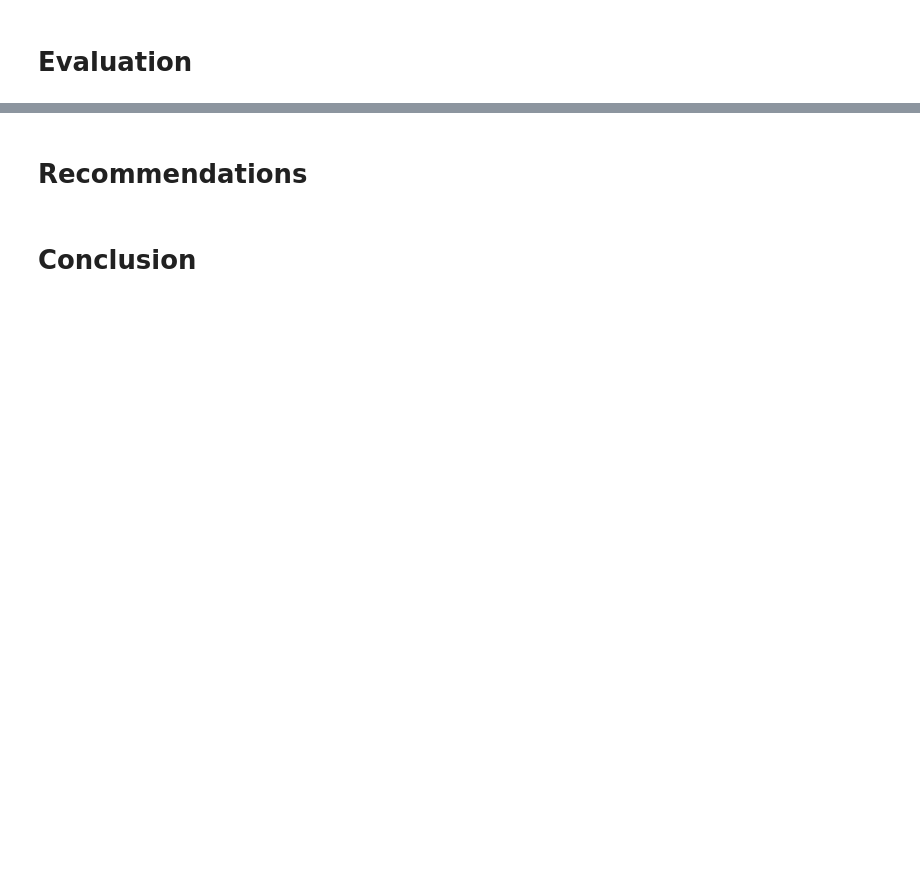
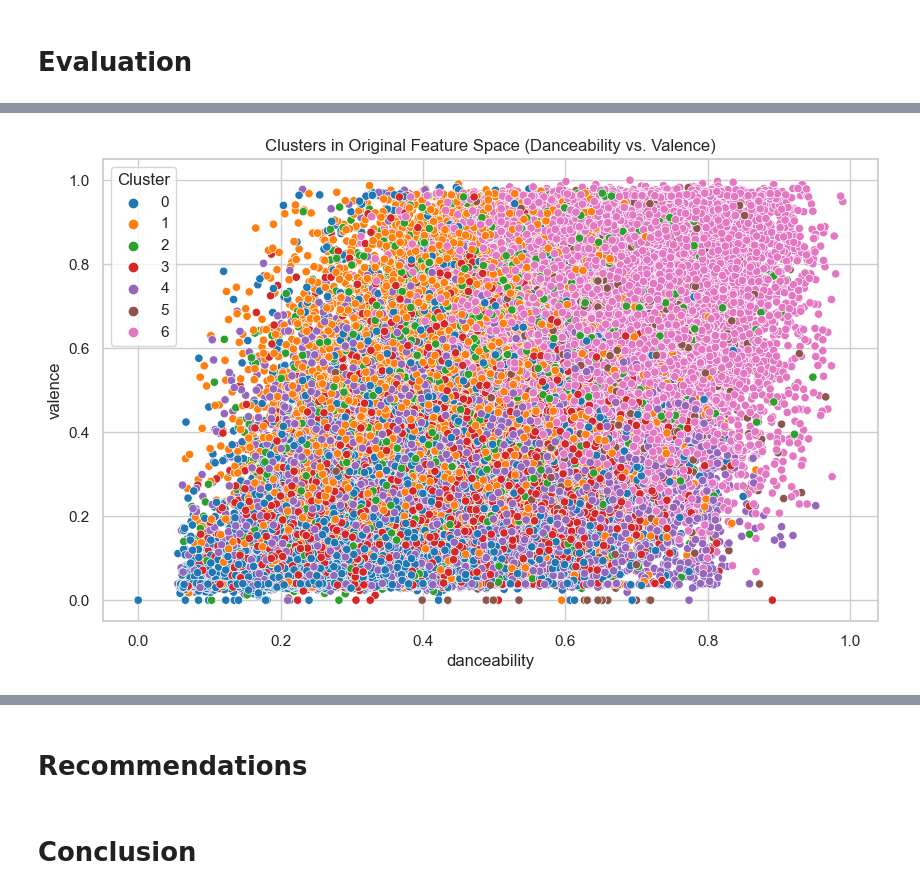
Before and after one commit to hannahdallas/captstone, a Jupyter notebook: notebook.ipynb, the cells around one changed output, grey strips where cells are left out. Cells and saved outputs as stored; diff of their text form; code cells hidden in the pictures; blank space fills up the shorter version.

Commit message:
Choose model and create cluster labels

```diff
--- a/notebook.ipynb
+++ b/notebook.ipynb
@@ -293,11 +317,11 @@ k=10, Inertia=162610.3964207281
 ### KMeans - 6 clusters
 # %%
 # Set optimal k
-optimal_k = 5
+optimal_k = 6
 
 # Apply K-Means Clustering
 kmeans = KMeans(n_clusters=optimal_k, random_state=42, n_init='auto')
-data_for_clustering['kmeans_cluster'] = kmeans.fit_predict(df_scaled)
+kmeans.fit_predict(df_scaled)
 # %% [markdown]
 ### Function to Evaluate Clustering (Compute Silhouette & Cosine Similarity Scores)
 # %%
@@ -370,7 +394,7 @@ optimal_k = 7
 
 # Apply K-Means Clustering
 kmeans = KMeans(n_clusters=optimal_k, random_state=42, n_init='auto')
-data_for_clustering['kmeans_cluster'] = kmeans.fit_predict(df_scaled)
+kmeans.fit_predict(df_scaled)
 # %%
 # Evaluate
 silhouette_score_kmeans, cosine_similarity_kmeans = evaluate_clustering(
@@ -655,8 +697,7 @@ k=19, Inertia=94493.57243188766
 # %%
 # Apply K-Means 7 clusters
-optimal_k=7
-kmeans = KMeans(n_clusters=7, random_state=42)
-kmeans_labels = kmeans.fit_predict(df_scaled_pca)
+kmeans_7 = KMeans(n_clusters=7, random_state=42)
+kmeans_labels_7 = kmeans.fit_predict(df_scaled_pca)
 # %%
 silhouette_score_kmeans, cosine_similarity_kmeans = evaluate_clustering(
     df_scaled_pca,
@@ -870,0 +951,2 @@ Use NLP to analyze song lyrics and improve mood classification.
+# %%
+data_for_clustering["Cluster"] = kmeans_labels_7
@@ -870,0 +965,10 @@ Use NLP to analyze song lyrics and improve mood classification.
+# %%
+import seaborn as sns
+import matplotlib.pyplot as plt
+
+plt.figure(figsize=(10, 6))
+sns.scatterplot(data=data_for_clustering, x="danceability", y="valence", hue="Cluster", palette="tab10")
+plt.title("Clusters in Original Feature Space (Danceability vs. Valence)")
+plt.show()
+# %% [output]
+[figure, added]
```
Also changed, not shown: parts of 72 cells of this notebook.
